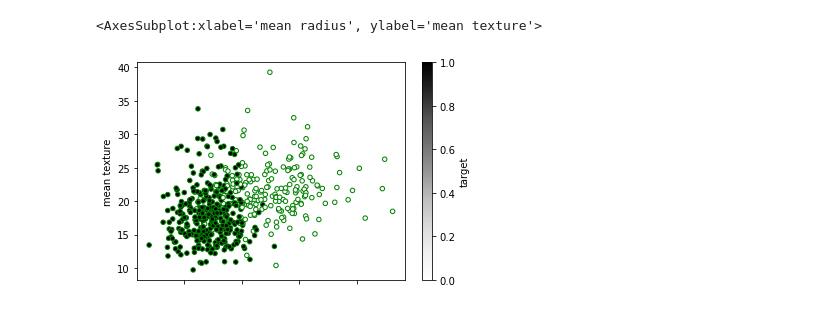
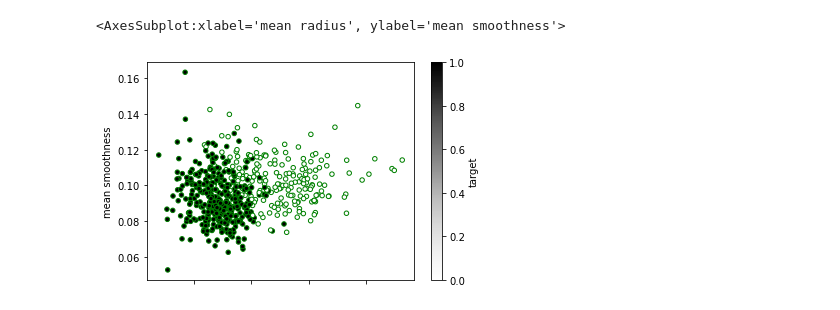
Before and after one commit to alessiorecchia/strive_exe, a Jupyter notebook: M1_Math/04. Probability/test.ipynb, the cells around one changed output. Saved outputs shown, nothing was run; the diff lists cells and outputs as text; code cells hidden in the pictures.

```diff
--- a/M1_Math/04. Probability/test.ipynb
+++ b/M1_Math/04. Probability/test.ipynb
@@ -38,5 +45,5 @@ df.head()
 # %%
-df.plot.scatter(x='mean radius', y='mean texture', c='target', edgecolors='g')
+df.plot.scatter(x='mean radius', y='mean smoothness', c='target', edgecolors='g')
 # %% [output]
-<AxesSubplot:xlabel='mean radius', ylabel='mean texture'>
+<AxesSubplot:xlabel='mean radius', ylabel='mean smoothness'>
-[figure, old version]
+[figure, new version]
```
Also changed, not shown: parts of 1 cell of this notebook.
